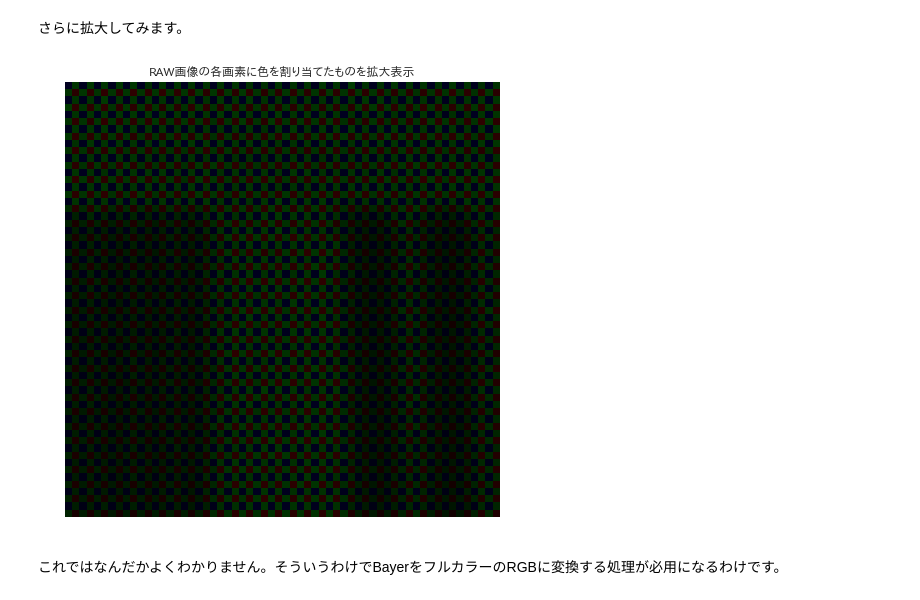
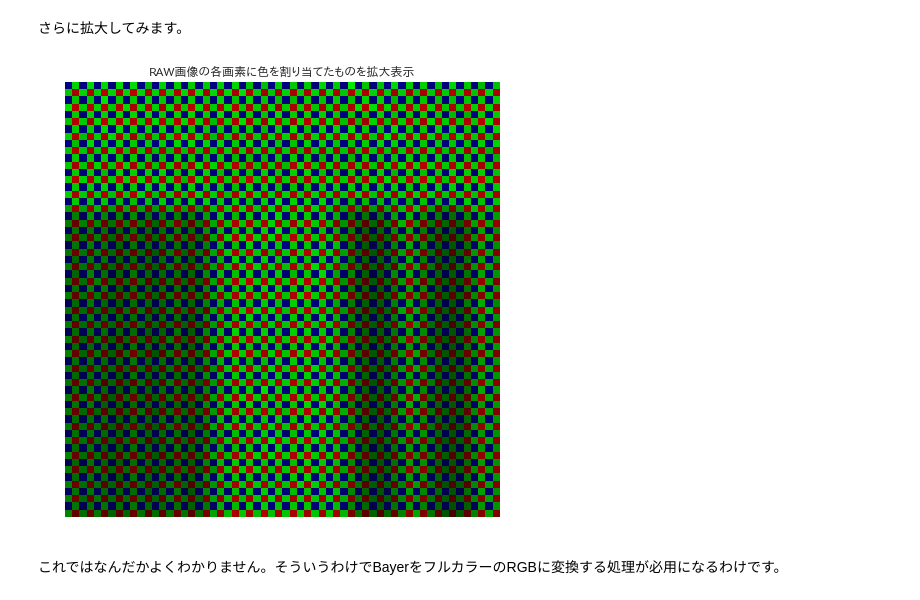
Before and after one commit to moizumi99/camera_raw_processing, a Jupyter notebook: camera_raw_chapter_3.ipynb, the cells around one changed output. Drawn from its saved outputs; the diff is of its cells as text; code cells hidden in the pictures.

Commit message:
A figure (zoom of colored Bayer) updated.

```diff
--- a/camera_raw_chapter_3.ipynb
+++ b/camera_raw_chapter_3.ipynb
@@ -257,12 +274,13 @@ plt.show()
 # %%
 plt.figure(figsize=(8, 8))
 # RAW画像の中から(1310, 2620)から32x32の領域を表示。
-plt.imshow(raw_color[1340:1400, 2640:2700])
+digital_gain = 4
+plt.imshow(raw_color[1340:1400, 2640:2700] * digital_gain)
 plt.axis('off')
 plt.title(u"RAW画像の各画素に色を割り当てたものを拡大表示")
 plt.show()
 # %% [output]
-[figure, old version]
+[figure, new version]
 # %% [markdown]
 これではなんだかよくわかりません。そういうわけでBayerをフルカラーのRGBに変換する処理が必用になるわけです。
 # %% [markdown]
```
Also changed, not shown: parts of 4 cells of this notebook.
